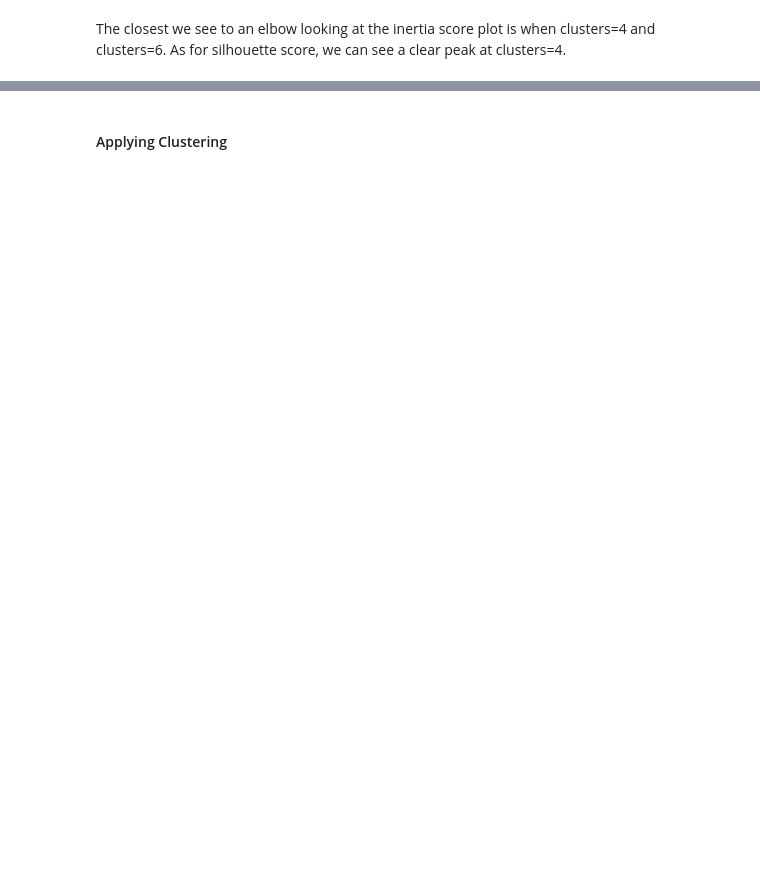
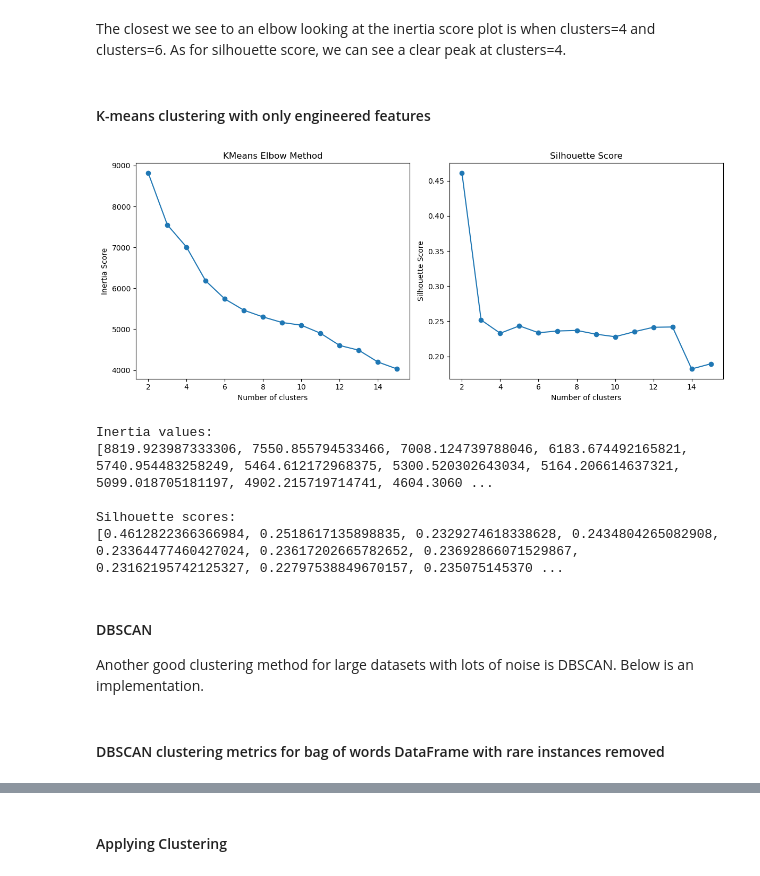
Before and after one commit to spidersocks/poke-team-predictor, a Jupyter notebook: Exploratory Data Analysis & Feature Engineering.ipynb, the cells around one changed output, grey strips where cells are left out. Cells and saved outputs as stored; diff of their text form; code cells hidden in the pictures; blank space fills up the shorter version.

```diff
--- a/Exploratory Data Analysis & Feature Engineering.ipynb
+++ b/Exploratory Data Analysis & Feature Engineering.ipynb
@@ -1107,0 +1116,4 @@ bow_counts_df_final.head()
+# %%
+numeric = [col for col in bow_counts_df_final.columns if not any(cat in col for cat in ["ability=", "move=", "species=", "item=", "type="])]
+bow_counts_df_num_only = bow_counts_df_final[numeric]
+bow_counts_df_num_only.head()
@@ -1150,2 +1193,13 @@ plt.show()
 # %% [markdown]
 The closest we see to an elbow looking at the inertia score plot is when clusters=4 and clusters=6. As for silhouette score, we can see a clear peak at clusters=4.
+# %% [markdown]
+#### K-means clustering with only engineered features
+# %%
+plot_kmeans_metrics(bow_counts_df_num_only)
+# %% [output]
+[figure, added]
+Inertia values:
+[8819.923987333306, 7550.855794533466, 7008.124739788046, 6183.674492165821, 5740.954483258249, 5464.612172968375, 5300.520302643034, 5164.206614637321, 5099.018705181197, 4902.215719714741, 4604.3060 ...
+
+Silhouette scores:
+[0.4612822366366984, 0.2518617135898835, 0.2329274618338628, 0.2434804265082908, 0.23364477460427024, 0.23617202665782652, 0.23692866071529867, 0.23162195742125327, 0.22797538849670157, 0.235075145370 ...
@@ -1151,0 +1211,3 @@ The closest we see to an elbow looking at the inertia score plot is when cluster
+# %% [markdown]
+#### DBSCAN
+Another good clustering method for large datasets with lots of noise is DBSCAN. Below is an implementation.
@@ -1151,0 +1299,2 @@ The closest we see to an elbow looking at the inertia score plot is when cluster
+# %% [markdown]
+#### DBSCAN clustering metrics for bag of words DataFrame with rare instances removed
```
Also changed, not shown: parts of 30 cells of this notebook, 5 other files.
